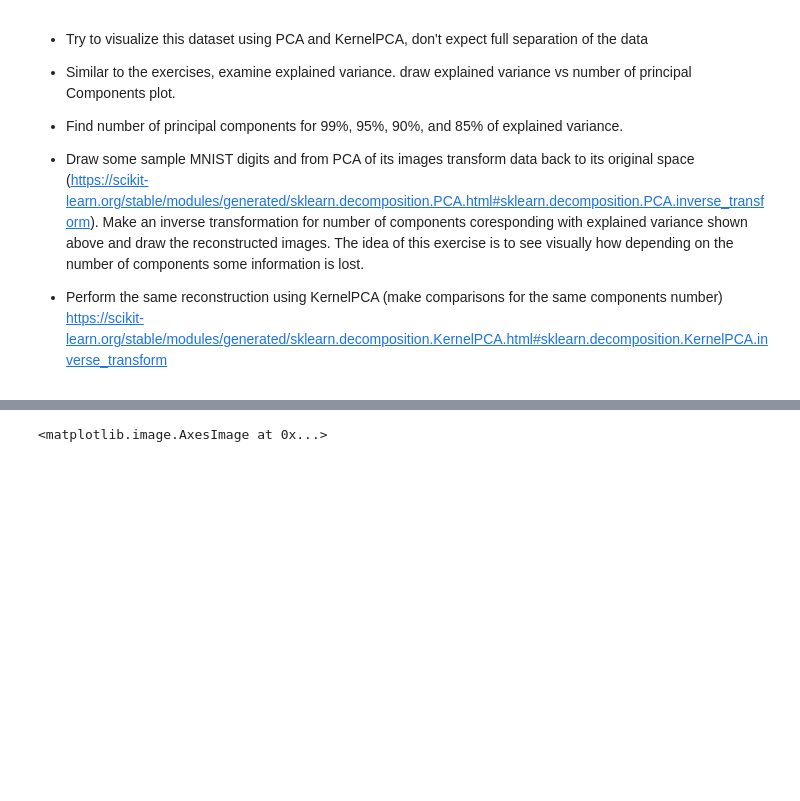
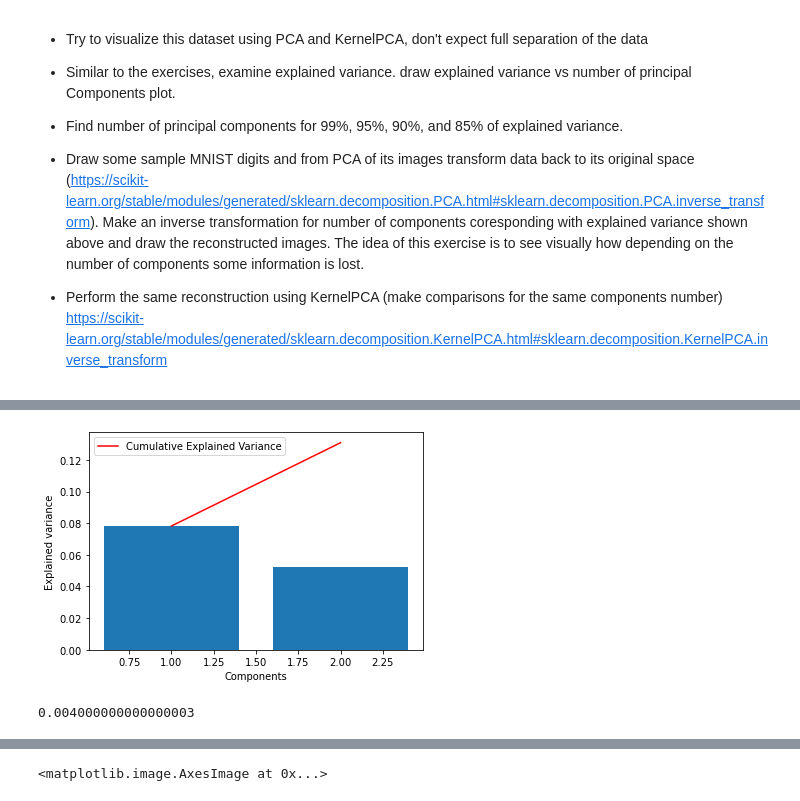
Before and after one commit to Vergenter/DataEmbeddingandVisualization, a Jupyter notebook: pca_kernelpca_lab.ipynb, the cells around one changed output, grey strips where cells are left out. Cells and saved outputs as stored; diff of their text form; code cells hidden in the pictures; blank space fills up the shorter version.

```diff
--- a/pca_kernelpca_lab.ipynb
+++ b/pca_kernelpca_lab.ipynb
@@ -455,0 +499,4 @@ df_mnist = pd.DataFrame(data = x_data_reshaped, columns=labels)
+# %%
+explained_variance_plot(pca_mnist)
+# %% [output]
+[figure, added]
@@ -455,0 +507,6 @@ df_mnist = pd.DataFrame(data = x_data_reshaped, columns=labels)
+# %%
+#explained variance ratio
+kpca_explained_variance_ratio_ = kernel_pca_explained_variance(kpca_mnist_transformed)
+print(np.sum(kpca_explained_variance_ratio_))
+# %% [output]
+0.004000000000000003
```
Also changed, not shown: parts of 23 cells of this notebook.
